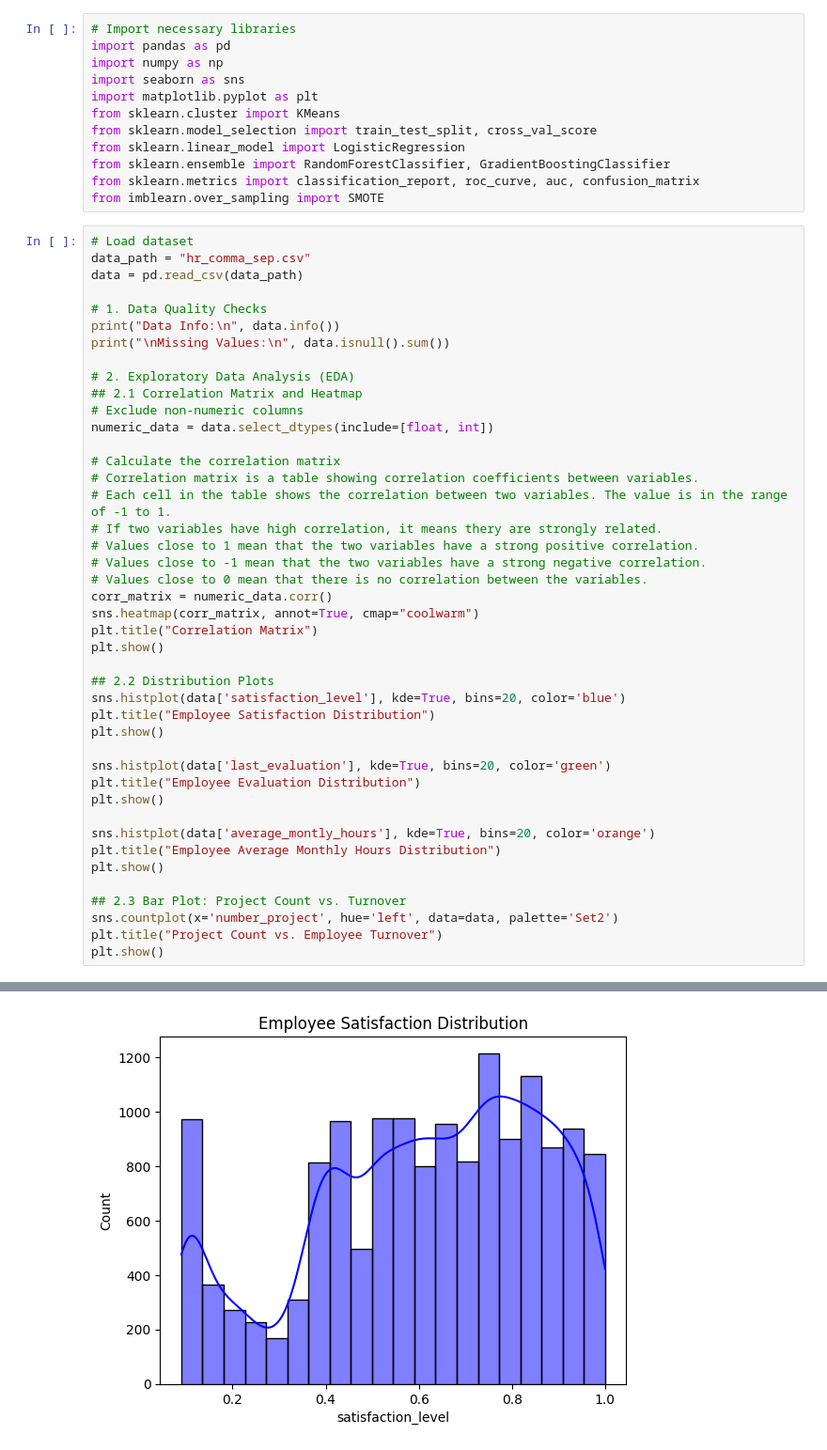
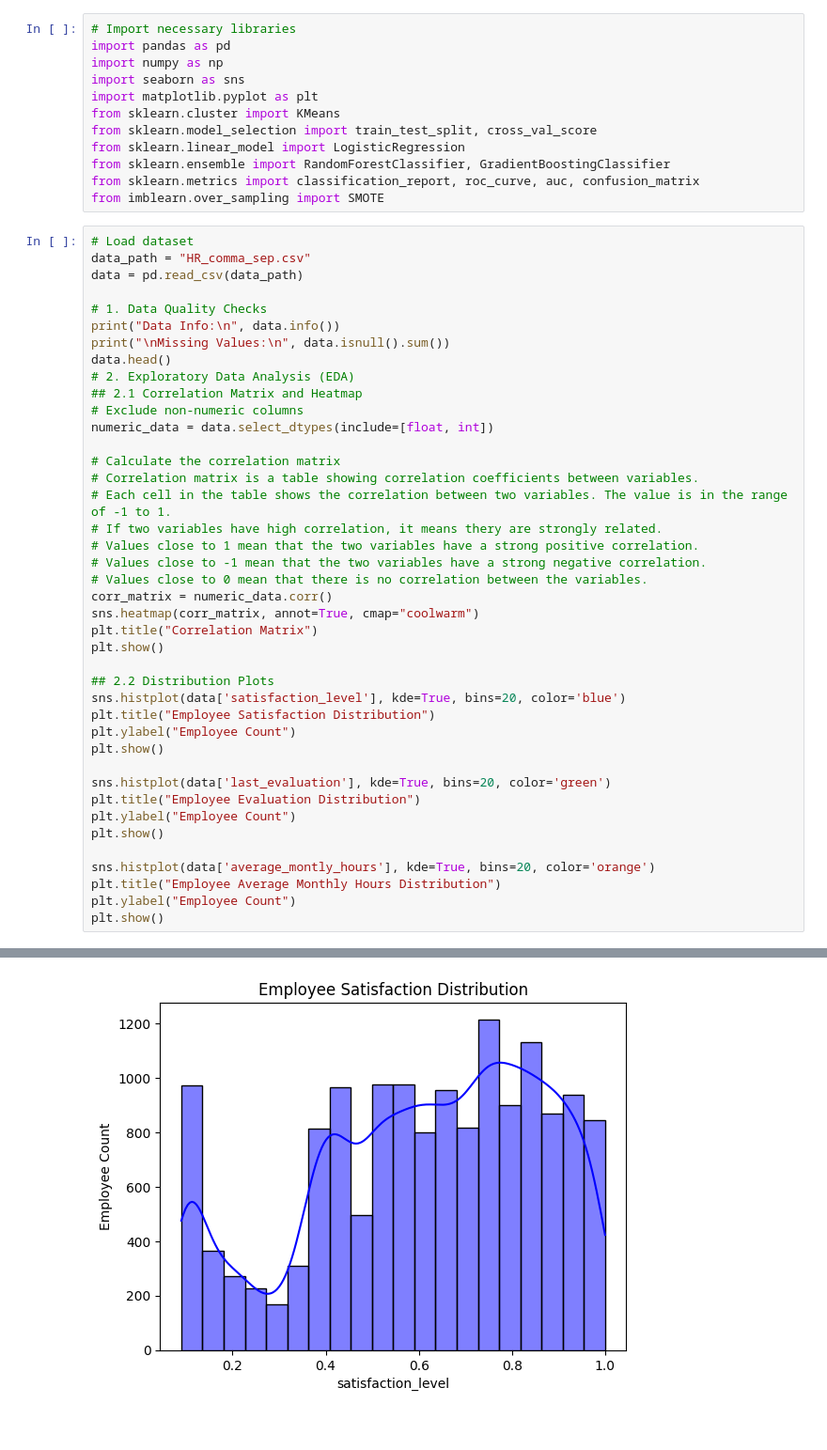
Before and after one commit to jennxu118/guild_projects, a Jupyter notebook: machine-learning/employee-cutover.ipynb, the cells around one changed output, grey strips where cells are left out. Shown at 94% size. Drawn from its saved outputs; the diff is of its cells as text.

```diff
--- a/machine-learning/employee-cutover.ipynb
+++ b/machine-learning/employee-cutover.ipynb
@@ -14,13 +51,13 @@ from sklearn.metrics import classification_report, roc_curve, auc, confusion_mat
 from imblearn.over_sampling import SMOTE
 # %%
 # Load dataset
-data_path = "hr_comma_sep.csv"
+data_path = "HR_comma_sep.csv"
 data = pd.read_csv(data_path)
 
 # 1. Data Quality Checks
 print("Data Info:\n", data.info())
 print("\nMissing Values:\n", data.isnull().sum())
-
+data.head()
 # 2. Exploratory Data Analysis (EDA)
 ## 2.1 Correlation Matrix and Heatmap
 # Exclude non-numeric columns
@@ -41,37 +78,35 @@ plt.show()
 ## 2.2 Distribution Plots
 sns.histplot(data['satisfaction_level'], kde=True, bins=20, color='blue')
 plt.title("Employee Satisfaction Distribution")
+plt.ylabel("Employee Count")
 plt.show()
 
 sns.histplot(data['last_evaluation'], kde=True, bins=20, color='green')
 plt.title("Employee Evaluation Distribution")
+plt.ylabel("Employee Count")
 plt.show()
 
 sns.histplot(data['average_montly_hours'], kde=True, bins=20, color='orange')
 plt.title("Employee Average Monthly Hours Distribution")
+plt.ylabel("Employee Count")
 plt.show()
-
-## 2.3 Bar Plot: Project Count vs. Turnover
-sns.countplot(x='number_project', hue='left', data=data, palette='Set2')
-plt.title("Project Count vs. Employee Turnover")
-plt.show()
 # %% [output]
 <class 'pandas.core.frame.DataFrame'>
 RangeIndex: 14999 entries, 0 to 14998
 Data columns (total 10 columns):
  #   Column                 Non-Null Count  Dtype
 ---  ------                 --------------  -----
  0   satisfaction_level     14999 non-null  float64
  1   last_evaluation        14999 non-null  float64
  2   number_project         14999 non-null  int64
  3   average_montly_hours   14999 non-null  int64
  4   time_spend_company     14999 non-null  int64
  5   Work_accident          14999 non-null  int64
  6   left                   14999 non-null  int64
 ... (16 lines left out)
 promotion_last_5years    0
 sales                    0
 salary                   0
 dtype: int64
 [figure]
-[figure, old version]
+[figure, new version]
```
Also changed, not shown: parts of 12 cells of this notebook, 1 other file.
